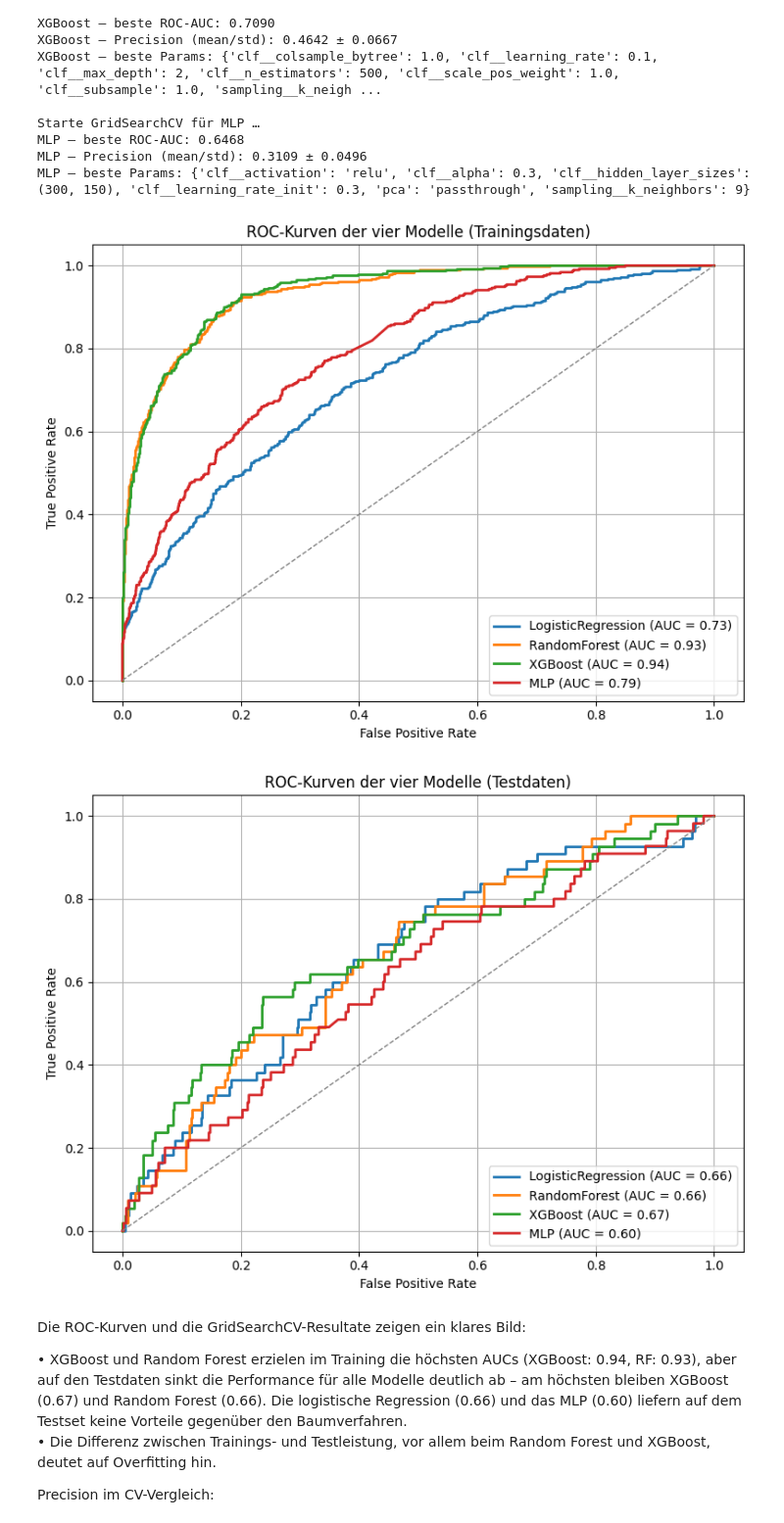
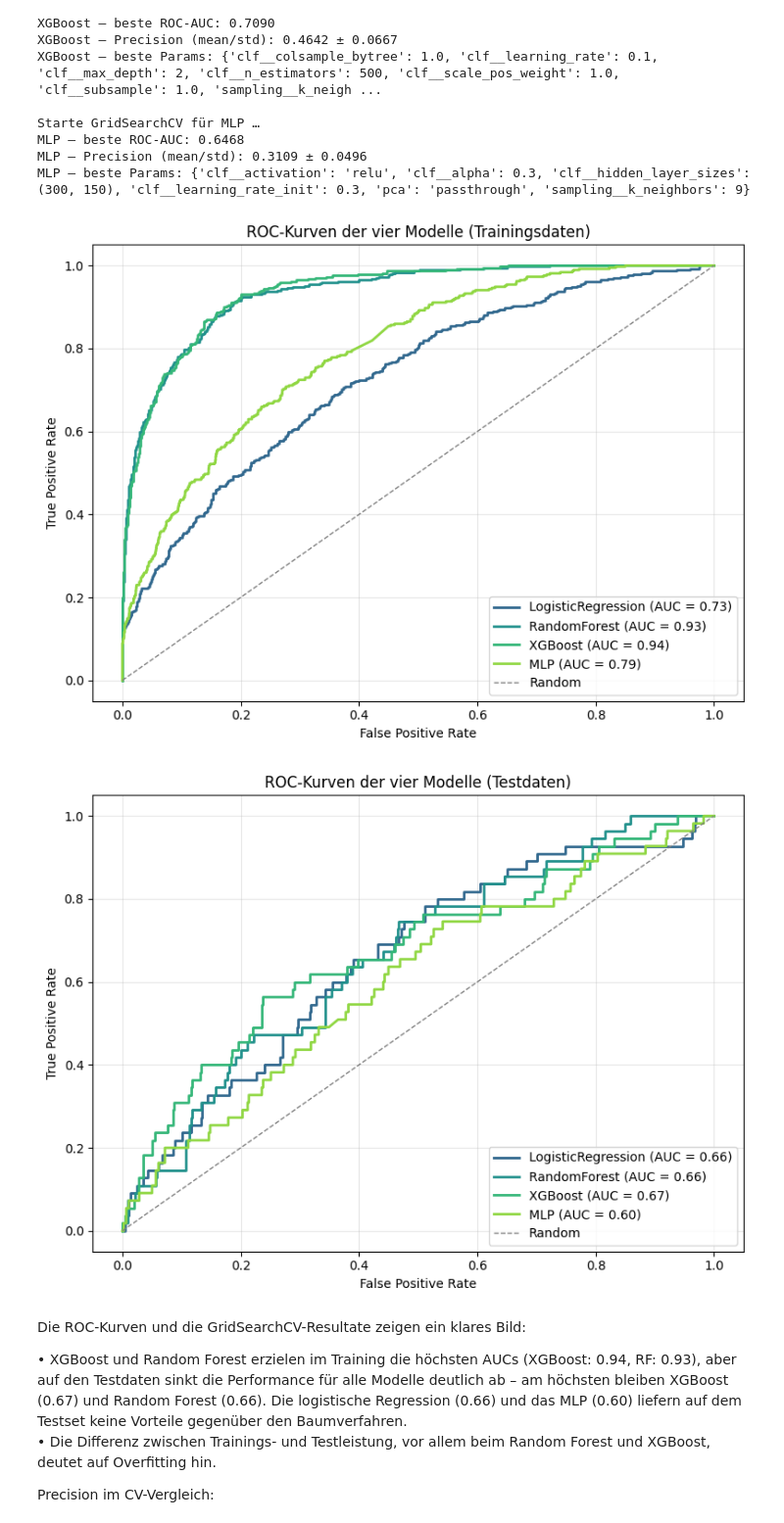
Before and after one commit to Steff72/aml_challenge, a Jupyter notebook: aml_challenge.ipynb, the cells around one changed output. Shown at 98% size. Saved outputs shown, nothing was run; the diff lists cells and outputs as text; code cells hidden in the pictures.

```diff
--- a/aml_challenge.ipynb
+++ b/aml_challenge.ipynb
@@ -2767,40 +2769,50 @@ MLP – beste Params: {'clf__activation': 'relu', 'clf__alpha': 0.3, 'clf__hidde
 # %%
 from sklearn.metrics import roc_curve, auc
 
 # Modelle trainieren und Ergebnisse speichern
 roc_data = {}
 for name in all_pipelines:
     best_pipeline = all_pipelines[name].set_params(**results[name]["best_params"])
     best_pipeline.fit(X_train_full, y_train_full)
     y_proba_train = best_pipeline.predict_proba(X_train_full)[:, 1]
     y_proba_test = best_pipeline.predict_proba(X_test_full)[:, 1]
     roc_data[name] = {
         "Train": (y_train_full, y_proba_train),
         "Test": (y_test_full, y_proba_test),
     }
 
 def plot_roc_curves(roc_data, dataset_key, title):
+    # Reihenfolge wie in deinem Lift-Plot
+    model_names = ['Baseline', 'LogisticRegression', 'RandomForest', 'XGBoost', 'MLP']
+    palette = sns.color_palette('viridis', len(model_names))
+
     plt.figure(figsize=(8, 6))
-    for name, data in roc_data.items():
-        y_true, y_proba = data[dataset_key]
+    for idx, name in enumerate(model_names):
+        if name not in roc_data:
+            continue  # Falls nicht alle Modelle enthalten sind
+        y_true, y_proba = roc_data[name][dataset_key]
         fpr, tpr, _ = roc_curve(y_true, y_proba)
         roc_auc = auc(fpr, tpr)
-        plt.plot(fpr, tpr, lw=2, label=f"{name} (AUC = {roc_auc:.2f})")
-    plt.plot([0, 1], [0, 1], color="grey", linestyle="--", lw=1)
+        plt.plot(
+            fpr, tpr, lw=2,
+            label=f"{name} (AUC = {roc_auc:.2f})",
+            color=palette[idx]
+        )
+    plt.plot([0, 1], [0, 1], color="grey", linestyle="--", lw=1, label="Random")
     plt.xlabel("False Positive Rate")
     plt.ylabel("True Positive Rate")
     plt.title(title)
     plt.legend(loc="lower right")
-    plt.grid(True)
+    plt.grid(alpha=0.3)
     plt.tight_layout()
     plt.show()
 
 # Aufruf für beide Sets – jetzt superelegant:
 plot_roc_curves(roc_data, "Train", "ROC-Kurven der vier Modelle (Trainingsdaten)")
 plot_roc_curves(roc_data, "Test", "ROC-Kurven der vier Modelle (Testdaten)")
 # %% [output]
-[figure, old version]
+[figure, new version]
-[figure, old version]
+[figure, new version]
 # %% [markdown]
 Die ROC-Kurven und die GridSearchCV-Resultate zeigen ein klares Bild:
 
```
Also changed, not shown: parts of 11 cells of this notebook.
